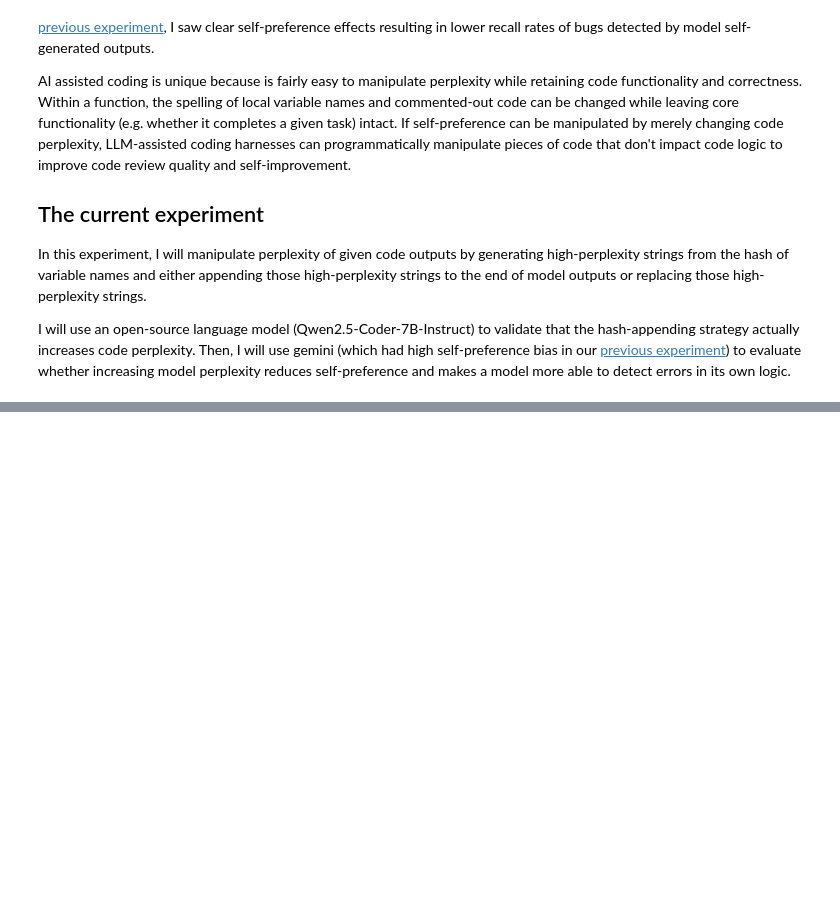
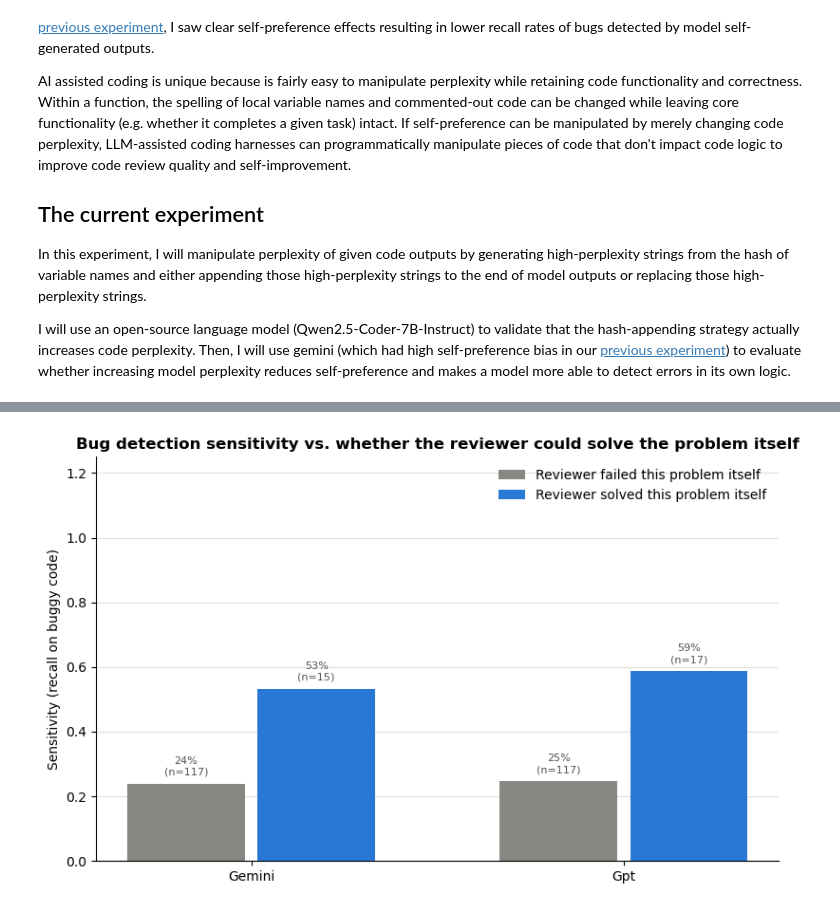
Before and after one commit to clementzach/blog_posts, a Jupyter notebook: variable_obfuscation_self_preference.ipynb, the cells around one changed output, grey strips where cells are left out. Drawn from its saved outputs; the diff is of its cells as text; code cells hidden in the pictures; blank space fills up the shorter version.

```diff
--- a/variable_obfuscation_self_preference.ipynb
+++ b/variable_obfuscation_self_preference.ipynb
@@ -21,0 +541,29 @@ I will use an open-source language model (Qwen2.5-Coder-7B-Instruct) to validate
+# %%
+by_model = understanding_rates(results, ["reviewer_model", "reviewer_understood"])
+reviewer_order4 = [ "gemini", "gpt"]
+
+fig, ax = plt.subplots(figsize=(8, 5))
+x = np.arange(len(reviewer_order4))
+bar_width = 0.35
+for i, understood in enumerate([False, True]):
+    offset = (i - 0.5) * bar_width
+    sub = by_model[by_model["reviewer_understood"] == understood].set_index("reviewer_model").reindex(reviewer_order4)
+    bars = ax.bar(x + offset, sub["sensitivity"].values, width=bar_width * 0.9,
+                   color=UNDERSTOOD_COLORS[understood],
+                   label=UNDERSTOOD_LABELS[understood], zorder=3)
+    for bar, val, n in zip(bars, sub["sensitivity"].values, sub["n_buggy"].values):
+        if not np.isnan(val):
+            ax.text(bar.get_x() + bar.get_width() / 2, val + 0.02, f"{val:.0%}\n(n={n:.0f})",
+                     ha="center", va="bottom", fontsize=8, color="#52514e")
+
+ax.set_xticks(x)
+ax.set_xticklabels([r.capitalize() for r in reviewer_order4])
+ax.set_ylim(0, 1.25)
+ax.set_ylabel("Sensitivity (recall on buggy code)")
+ax.set_title("Bug detection sensitivity vs. whether the reviewer could solve the problem itself", fontsize=12, fontweight="bold")
+style_axes(ax)
+ax.legend(frameon=False, loc="upper right")
+fig.tight_layout()
+plt.show()
+# %% [output]
+[figure, added]
```
Also changed, not shown: parts of 24 cells of this notebook, 8 other files.
